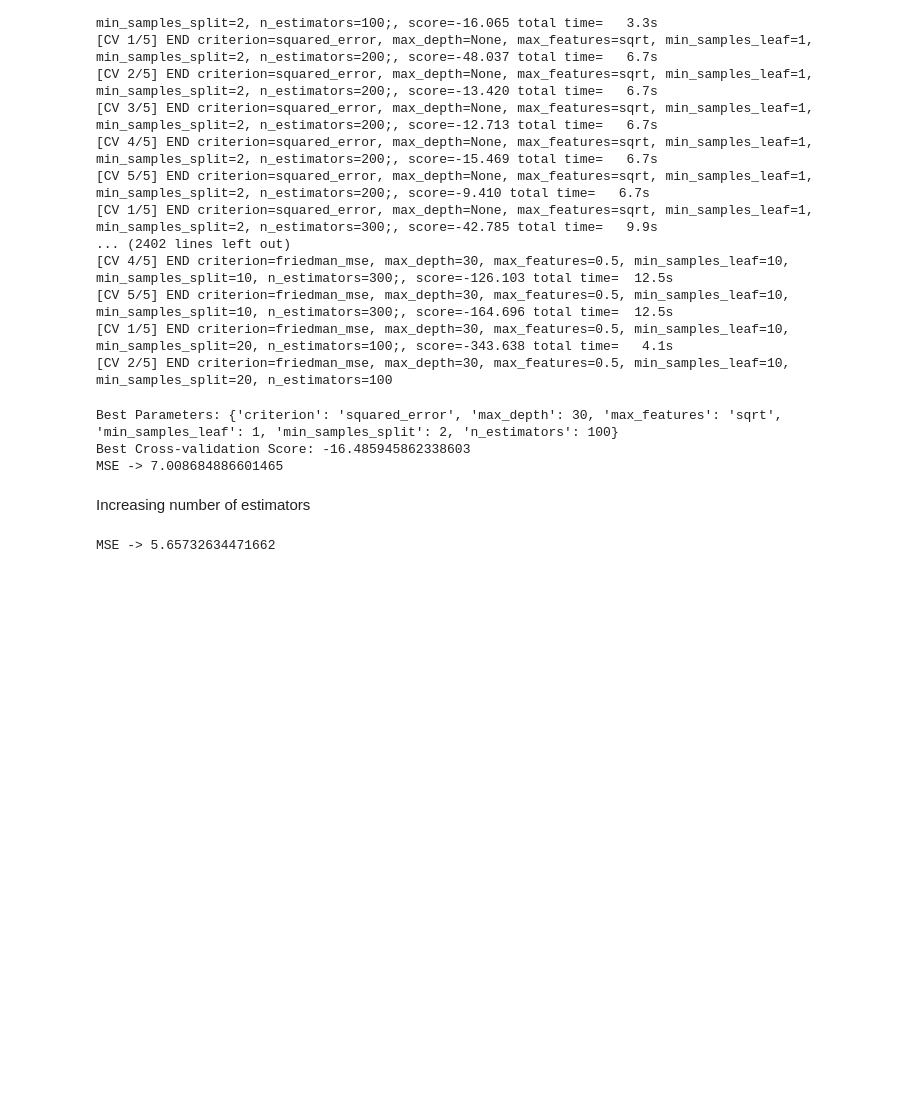
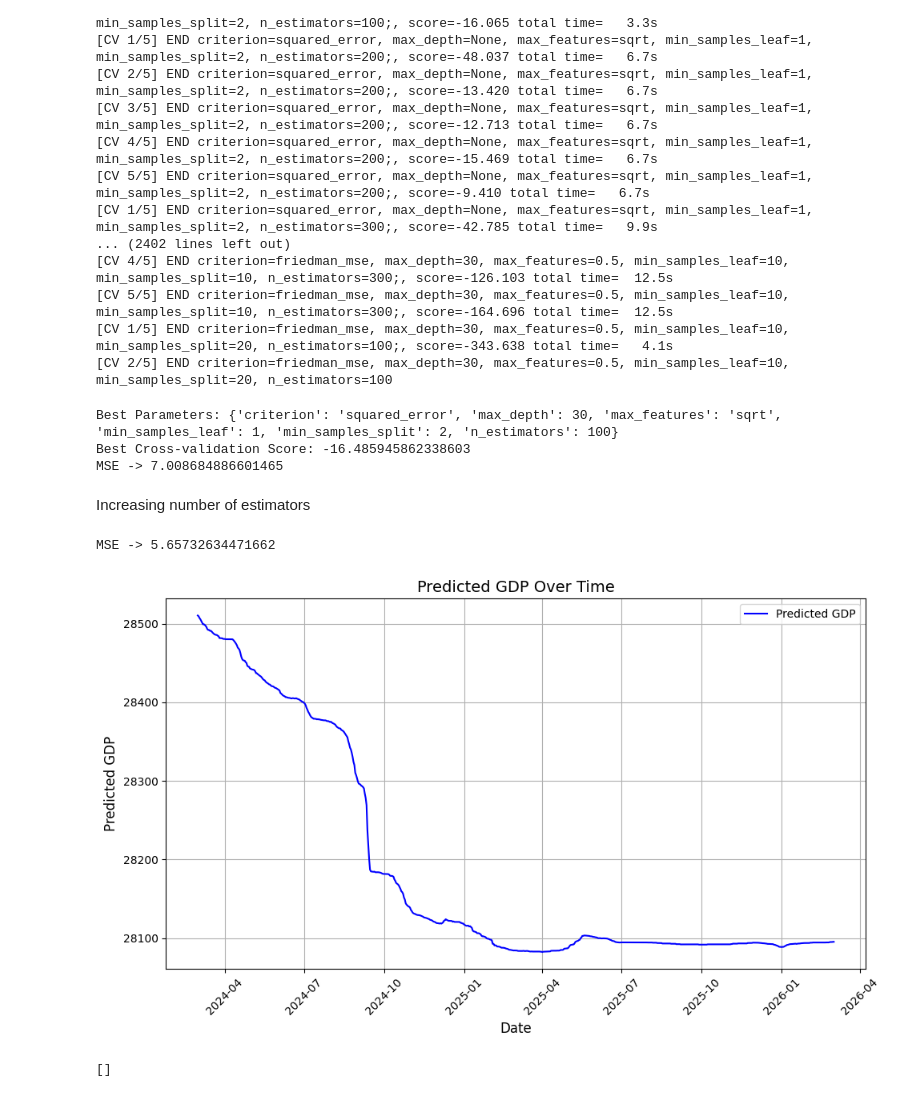
Before and after one commit to 1ev0y/ML-Project, a Jupyter notebook: RF and Poly Reg/RF.ipynb, the cells around one changed output. Drawn from its saved outputs; the diff is of its cells as text; code cells hidden in the pictures; blank space fills up the shorter version.

Commit message:
Predicting future gdp values using XGB and RF

```diff
--- a/RF and Poly Reg/RF.ipynb
+++ b/RF and Poly Reg/RF.ipynb
@@ -344,3 +338,57 @@ mse = mean_squared_error(y_test, y_pred)
 print(f"MSE -> {mse}")
 # %% [output]
 MSE -> 5.65732634471662
+# %%
+model = RandomForestRegressor(criterion= 'squared_error',max_depth= None, max_features= 0.5, min_samples_leaf= 1, min_samples_split= 2, n_estimators= 1000)
+
+train_data_set = Helper.load_data('2_Y_Lag','../Datasets/Lagged/')
+test_data_set = Helper.load_data('Lagged_5Y','../Datasets/Lagged/')
+train_data_set = Helper.proc_data(train_data_set)
+train_data_set['DATE'] = pd.to_datetime(train_data_set['DATE'], format="%d-%m-%Y")
+test_data_set['DATE'] = pd.to_datetime(test_data_set['DATE'], format="%d-%m-%Y")
+
+test_data_set = test_data_set[test_data_set['DATE'] <= '2024-03-02']
+test_data_set = test_data_set[test_data_set['DATE'] >= '2022-03-01']
+
+train_data_set = train_data_set[train_data_set['DATE'] < '2022-03-01']
+
+target_var = 'GDP'
+feature_vars = train_data_set.columns.to_list()
+feature_vars.remove(target_var)
+feature_vars.remove('DATE')
+
+x_train = train_data_set[feature_vars].to_numpy()
+y_train = train_data_set[target_var].to_numpy()
+x_test = test_data_set[feature_vars].to_numpy()
+
+model.fit(x_train, y_train)
+
+y_pred = model.predict(x_test)
+
+# print(f"MSE -> {mean_squared_error(y_test, y_pred)}")
+
+import numpy as np
+import pandas as pd
+import matplotlib.pyplot as plt
+
+dates = pd.date_range(start='2024-03-01', periods=len(y_pred), freq='D')
+
+plt.figure(figsize=(10, 6))
+plt.plot(dates, y_pred, linestyle='-', color='b', label='Predicted GDP')
+# plt.plot(dates, y_test, linestyle='-', color='r', label='Actual GDP')
+plt.title('Predicted GDP Over Time', fontsize=14)
+plt.xlabel('Date', fontsize=12)
+plt.ylabel('Predicted GDP', fontsize=12)
+plt.xticks(rotation=45)
+plt.grid(True)
+
+# Show plot
+plt.tight_layout()
+plt.legend()
+plt.show()
+# %% [output]
+[figure, added]
+# %%
+print(x_test)
+# %% [output]
+[]
```
Also changed, not shown: parts of 1 cell of this notebook, 1 other file.
